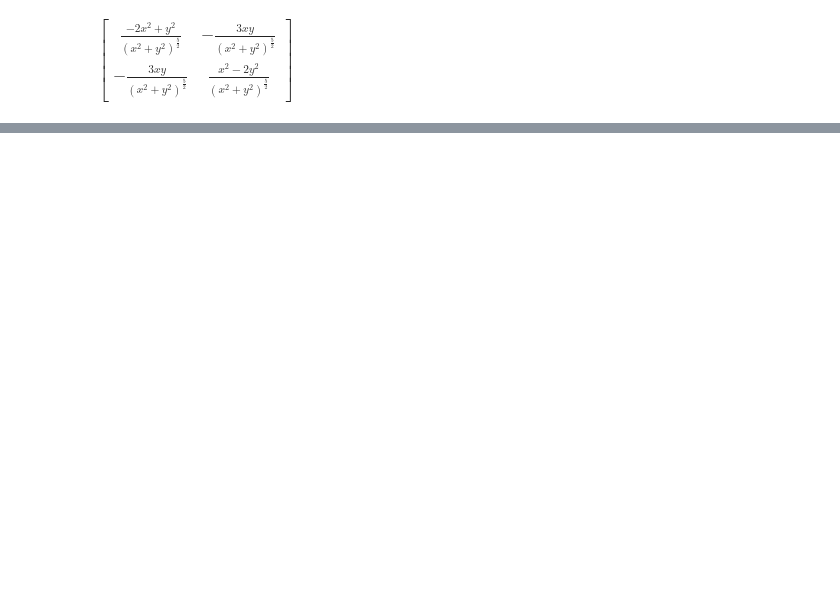
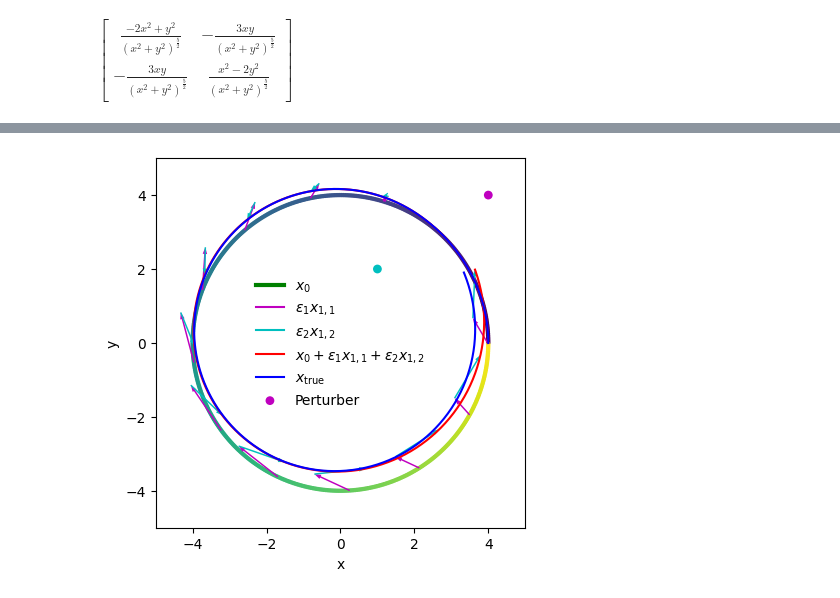
Before and after one commit to ybillchen/useful_scripts, a Jupyter notebook: Hamiltonian.ipynb, the cells around one changed output, grey strips where cells are left out. Drawn from its saved outputs; the diff is of its cells as text; code cells hidden in the pictures; blank space fills up the shorter version.

```diff
--- a/Hamiltonian.ipynb
+++ b/Hamiltonian.ipynb
@@ -428,0 +450,87 @@ plt.show()
+# %%
+# Base solution
+
+fig, ax = plt.subplots()
+
+ax.scatter(x, y, c=t_array, ec='None', s=10)
+ax.plot([], [], c='g', lw=3, label='$x_0$')
+
+# Perturbation 1
+
+dx1, dy1 = 4, 4
+epsilon1 = 0.02
+
+def f1(state, t):
+    x1, y1, vx1, vy1 = state
+    x, y, vx, vy = xt(t), yt(t), vxt(t), vyt(t)
+
+    dV1dx, dV1dy = (x-dx1)/((x-dx1)**2+(y-dy1)**2)**1.5, (y-dy1)/((x-dx1)**2+(y-dy1)**2)**1.5
+    T_term = f_T(x, y) @ np.array([x1, y1]) # tidal term
+
+    dx1dt, dy1dt, dvx1dt, dvy1dt = vx1, vy1, -T_term[0]-dV1dx, -T_term[1]-dV1dy
+    return np.array([dx1dt, dy1dt, dvx1dt, dvy1dt])
+
+state0 = np.array([0.0, 0.0, 0.0, 0.0])
+solution = odeint(f1, state0, t_array)
+
+x11, y11, vx11, vy11 = solution.T
+
+for i in range(len(t_array)-1, 100, -40):
+    ax.arrow(x[i],y[i],epsilon1*x11[i],epsilon1*y11[i], width=0.04, fc='m', ec='None', length_includes_head=True)
+ax.plot([], [], c='m', label='$\epsilon_1 x_{1,1}$')
+
+# Perturbation 2
+
+dx2, dy2 = 1, 2
+epsilon2 = 0.02
+
+def f1(state, t):
+    x1, y1, vx1, vy1 = state
+    x, y, vx, vy = xt(t), yt(t), vxt(t), vyt(t)
+
+    dV1dx, dV1dy = (x-dx2)/((x-dx2)**2+(y-dy2)**2)**1.5, (y-dy2)/((x-dx2)**2+(y-dy2)**2)**1.5
+    T_term = f_T(x, y) @ np.array([x1, y1]) # tidal term
+
+    dx1dt, dy1dt, dvx1dt, dvy1dt = vx1, vy1, -T_term[0]-dV1dx, -T_term[1]-dV1dy
+    return np.array([dx1dt, dy1dt, dvx1dt, dvy1dt])
+
+state0 = np.array([0.0, 0.0, 0.0, 0.0])
+solution = odeint(f1, state0, t_array)
+
+x12, y12, vx12, vy12 = solution.T
+
+for i in range(len(t_array)-1, 100, -40):
+    ax.arrow(x[i]+epsilon1*x11[i],y[i]+epsilon1*y11[i],epsilon2*x12[i],epsilon2*y12[i], width=0.04, fc='c', ec='None', length_includes_head=True)
+ax.plot([], [], c='c', label='$\epsilon_2 x_{1,2}$')
+
+ax.plot(x+epsilon1*x11+epsilon2*x12, y+epsilon1*y11+epsilon2*y12, c='r', label='$x_0+\epsilon_1 x_{1,1}+\epsilon_2 x_{1,2}$')
+
+# true solution
+
+def ftrue(state, t):
+    x, y, vx, vy = state
+    dH11dx, dH11dy, dH11dvx, dH11dvy = (x-dx1)/((x-dx1)**2+(y-dy1)**2)**1.5, (y-dy1)/((x-dx1)**2+(y-dy1)**2)**1.5, 0, 0
+    dH12dx, dH12dy, dH12dvx, dH12dvy = (x-dx2)/((x-dx2)**2+(y-dy2)**2)**1.5, (y-dy2)/((x-dx2)**2+(y-dy2)**2)**1.5, 0, 0
+    return f(state, t) + epsilon1*np.array([dH11dvx, dH11dvy, -dH11dx, -dH11dy])+ epsilon2*np.array([dH12dvx, dH12dvy, -dH12dx, -dH12dy])
+
+x0, y0, vx0, vy0 = 4.0, 0.0, 0.0, 0.5
+state0 = np.array([x0, y0, vx0, vy0])
+
+solution = odeint(ftrue, state0, t_array)
+
+xtrue, ytrue, vxtrue, vytrue = solution.T
+ax.plot(xtrue, ytrue, c='b', label=r'$x_{\rm true}$')
+
+ax.scatter(dx1, dy1, s=40, fc='m', ec='None', label='Perturber')
+ax.scatter(dx2, dy2, s=40, fc='c', ec='None')
+
+ax.legend(frameon=False, loc='center')
+
+ax.set_xlim(-5,5)
+ax.set_ylim(-5,5)
+ax.set_xlabel('x')
+ax.set_ylabel('y')
+ax.set_aspect('equal')
+plt.show()
+# %% [output]
+[figure, added]
```
Also changed, not shown: parts of 8 cells of this notebook.
